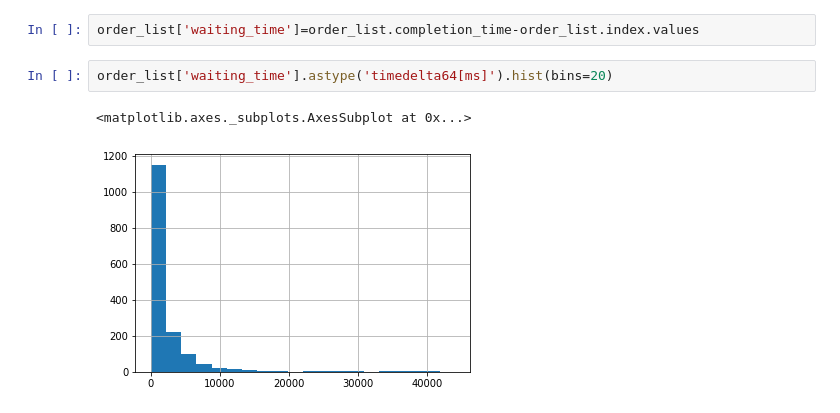
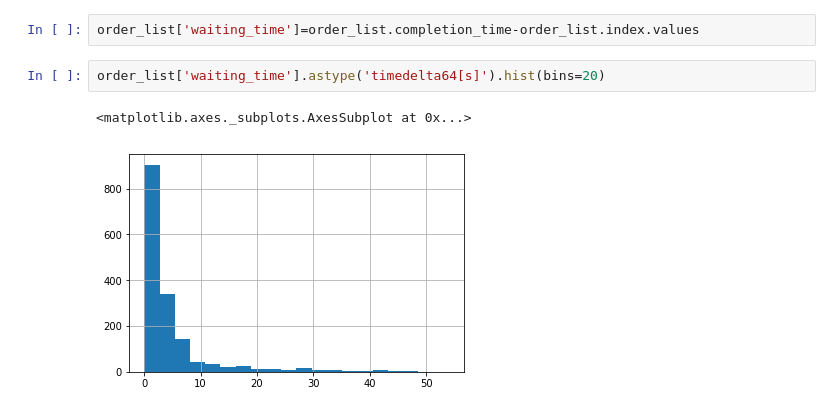
Before and after one commit to yetiminer/BUCLSE, a Jupyter notebook: Tutorials/Intro to BUCLSE part 3 Environment.ipynb, the cells around one changed output. Saved outputs shown, nothing was run; the diff lists cells and outputs as text.

```diff
--- a/Tutorials/Intro to BUCLSE part 3 Environment.ipynb
+++ b/Tutorials/Intro to BUCLSE part 3 Environment.ipynb
@@ -198,7 +198,7 @@ bid_ask_last_plot(best_bid,best_ask,last_trans,intersect)
 # %%
 order_list['waiting_time']=order_list.completion_time-order_list.index.values
 # %%
-order_list['waiting_time'].astype('timedelta64[ms]').hist(bins=20)
+order_list['waiting_time'].astype('timedelta64[s]').hist(bins=20)
 # %% [output]
 <matplotlib.axes._subplots.AxesSubplot at 0x...>
-[figure, old version]
+[figure, new version]
```
Also changed, not shown: parts of 7 cells of this notebook, 1 other file.
